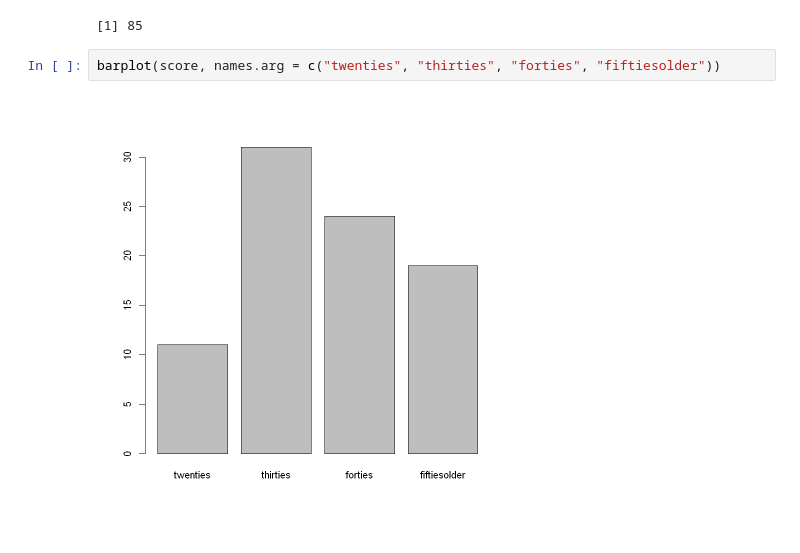
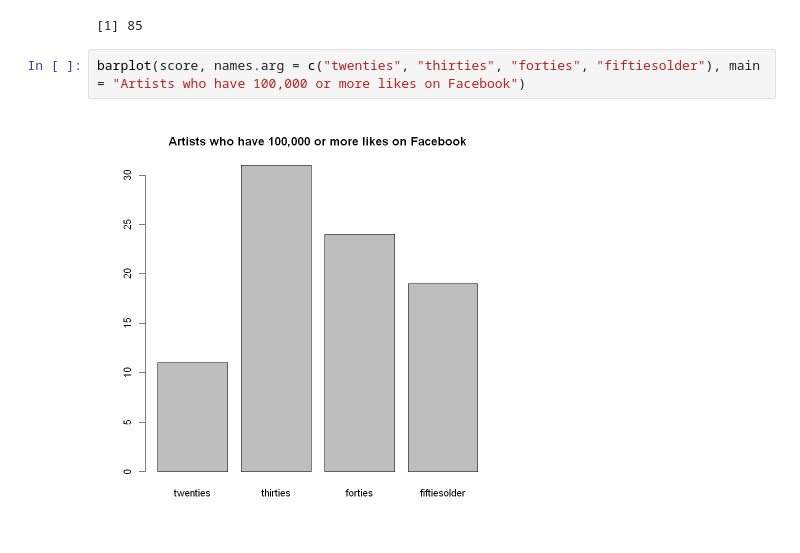
Before and after one commit to LeonardoSMSoares/Foundations-of-Data-Analysis-with-R, a Jupyter notebook: FDA1 - Week 4 - Austin City Limits.ipynb, the cells around one changed output. Saved outputs shown, nothing was run; the diff lists cells and outputs as text.

```diff
--- a/FDA1 - Week 4 - Austin City Limits.ipynb
+++ b/FDA1 - Week 4 - Austin City Limits.ipynb
@@ -382,6 +375,6 @@ sum(score)
 # %% [output]
 [1] 85
 # %%
-barplot(score, names.arg = c("twenties", "thirties", "forties", "fiftiesolder"))
+barplot(score, names.arg = c("twenties", "thirties", "forties", "fiftiesolder"), main = "Artists who have 100,000 or more likes on Facebook")
 # %% [output]
-[figure, old version]
+[figure, new version]
```
Also changed, not shown: parts of 2 cells of this notebook.
